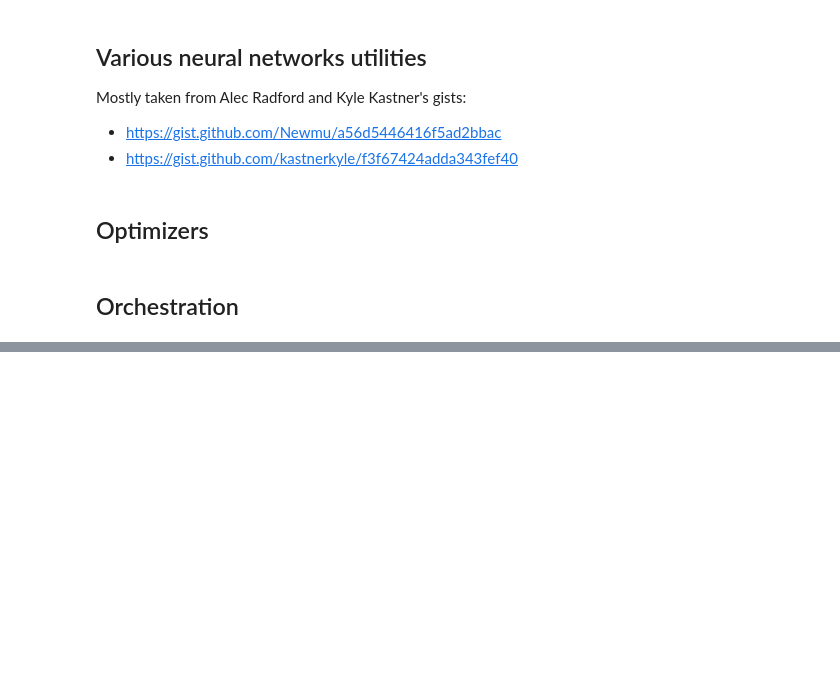
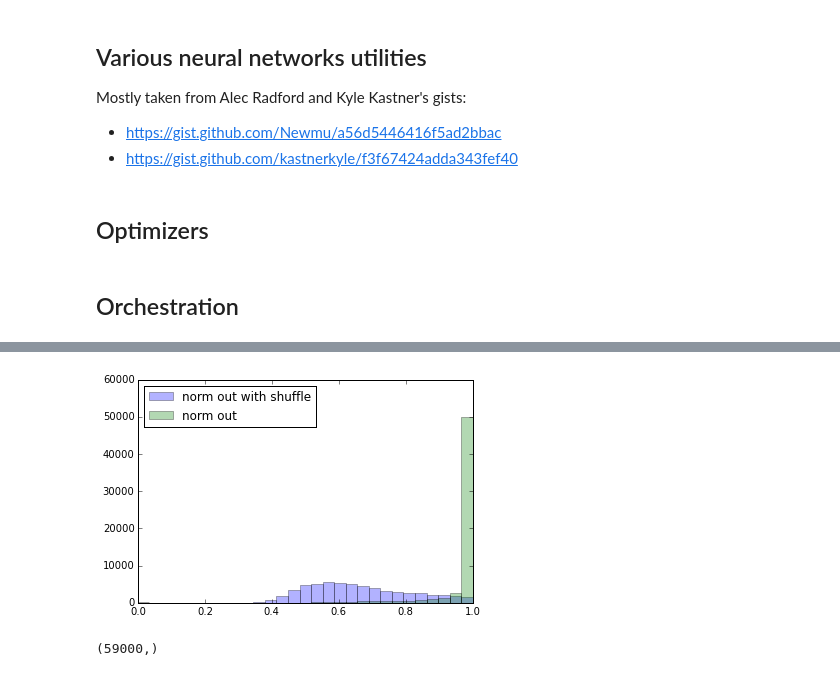
Before and after one commit to ogrisel/notebooks, a Jupyter notebook: representations/MNIST experiments.ipynb, the cells around one changed output, grey strips where cells are left out. Cells and saved outputs as stored; diff of their text form; code cells hidden in the pictures; blank space fills up the shorter version.

```diff
--- a/representations/MNIST experiments.ipynb
+++ b/representations/MNIST experiments.ipynb
@@ -485,0 +495,13 @@ mlp._forward_funcs[1](activations)
+# %%
+bins = np.linspace(0, 1, 30)
+alpha = 0.3
+
+plt.hist(np.linalg.norm(out_shuffled_activations, axis=1), bins=bins, alpha=alpha, label='norm out with shuffle')
+plt.hist(np.linalg.norm(out, axis=1), bins=bins, alpha=alpha, label='norm out')
+plt.legend(loc='best');
+# %% [output]
+[figure, added]
+# %%
+np.linalg.norm(out, axis=1).shape
+# %% [output]
+(59000,)
```
Also changed, not shown: parts of 13 cells of this notebook, 1 other file.
